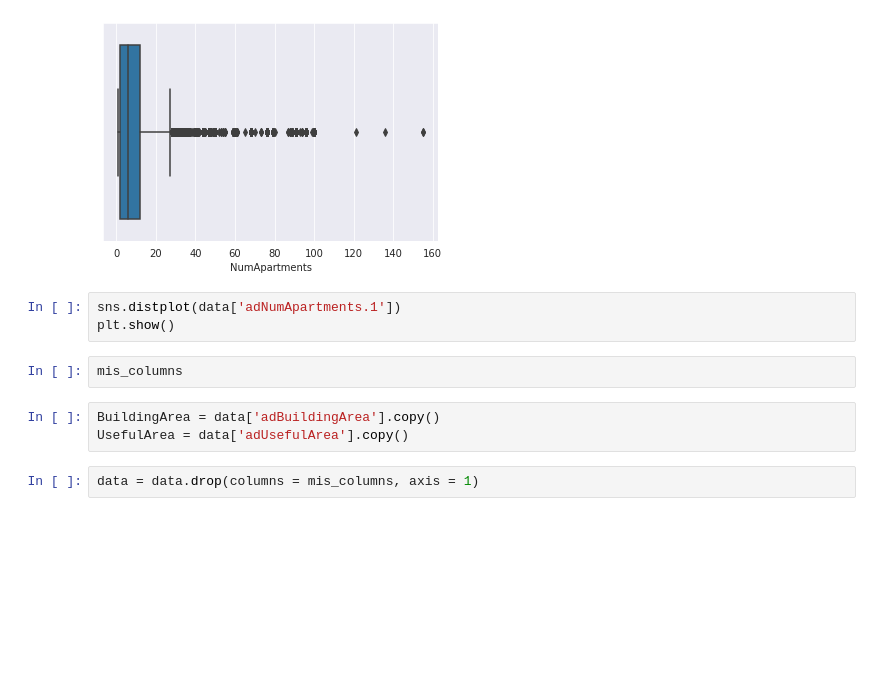
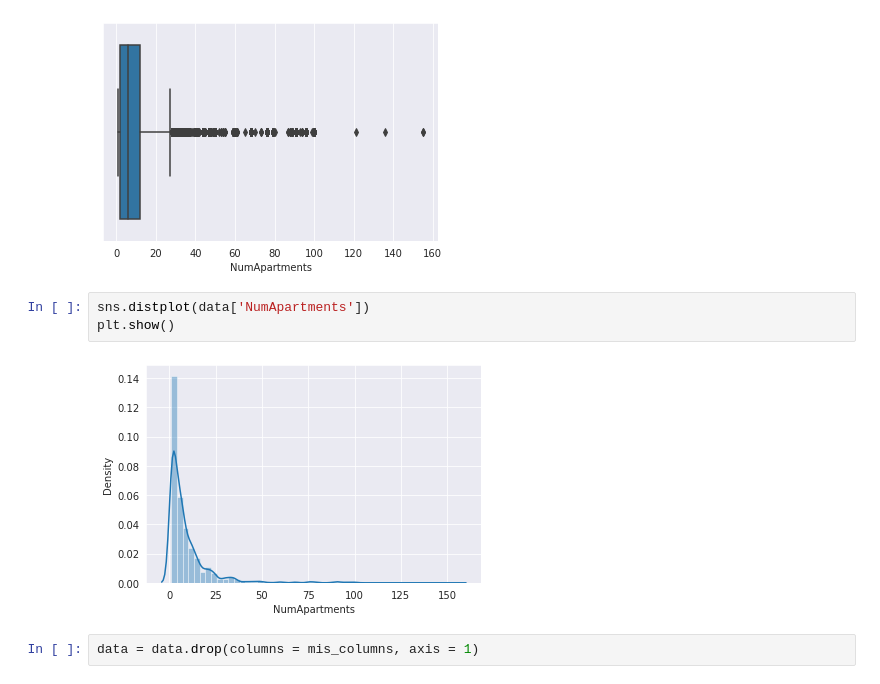
Before and after one commit to michaji/Housing_Project, a Jupyter notebook: Housing.ipynb, the cells around one changed output. Drawn from its saved outputs; the diff is of its cells as text; blank space fills up the shorter version.

```diff
--- a/Housing.ipynb
+++ b/Housing.ipynb
@@ -315,13 +313,10 @@ plt.show()
 # %% [output]
 [figure]
 # %%
-sns.distplot(data['adNumApartments.1'])
+sns.distplot(data['NumApartments'])
 plt.show()
+# %% [output]
+[figure, added]
-# %%
-mis_columns
-# %%
-BuildingArea = data['adBuildingArea'].copy()
-UsefulArea = data['adUsefulArea'].copy()
 # %%
 data = data.drop(columns = mis_columns, axis = 1)
 # %%
```
Also changed, not shown: parts of 33 cells of this notebook.
